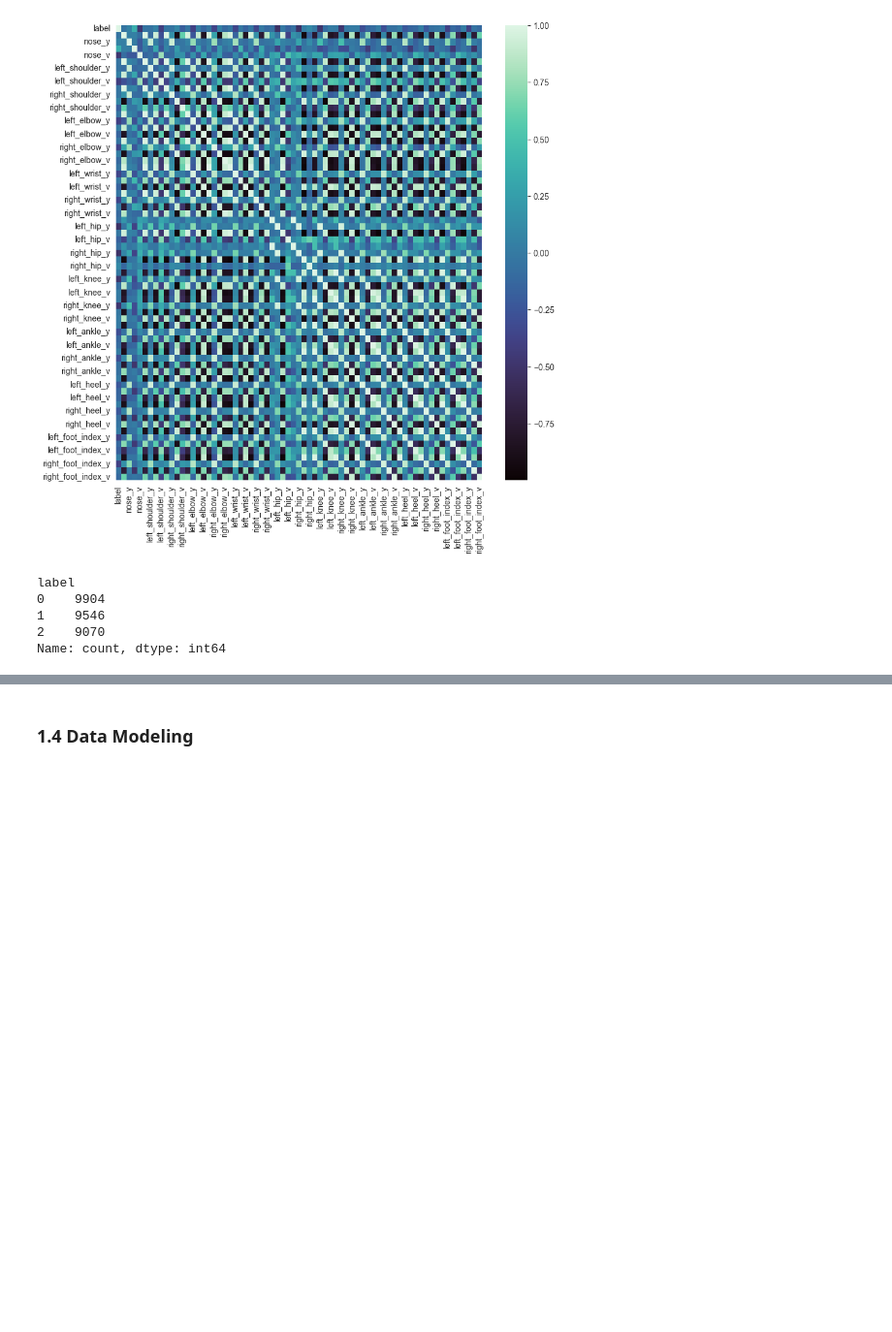
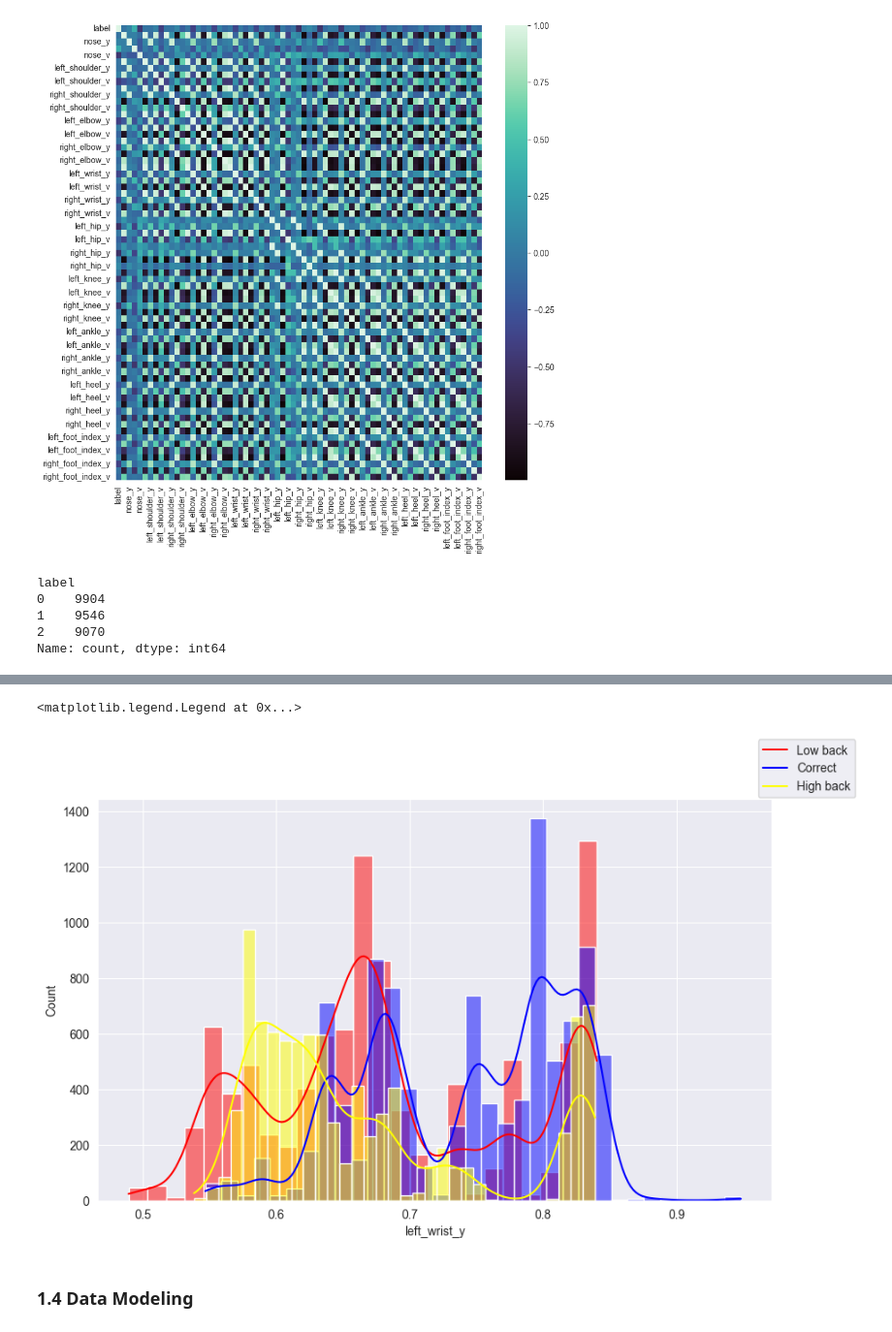
Before and after one commit to Defeeeee/FormAI-ML, a Jupyter notebook: Model-scikit/main.ipynb, the cells around one changed output, grey strips where cells are left out. Shown at 97% size. Drawn from its saved outputs; the diff is of its cells as text; code cells hidden in the pictures; blank space fills up the shorter version.

```diff
--- a/Model-scikit/main.ipynb
+++ b/Model-scikit/main.ipynb
@@ -108,3 +113,18 @@ sns.histplot(ds["label"], kde=True)
+# %%
+ds_true = ds[ds["label"] == 1]
+ds_false = ds[ds["label"] == 0]
+ds_two = ds[ds["label"] == 2]
+
+fig, ax = plt.subplots(figsize=(10, 6))
+
+sns.histplot(ds_true["left_wrist_y"], kde=True, color="red", ax=ax)
+sns.histplot(ds_false["left_wrist_y"], kde=True, color="blue", ax=ax)
+sns.histplot(ds_two["left_wrist_y"], kde=True, color="yellow", ax=ax)
+
+fig.legend(labels=["Low back", "Correct", "High back"])
+# %% [output]
+<matplotlib.legend.Legend at 0x...>
+[figure, added]
 # %% [markdown]
 ### 1.4 Data Modeling
 # %%
```
Also changed, not shown: parts of 3 cells of this notebook.
